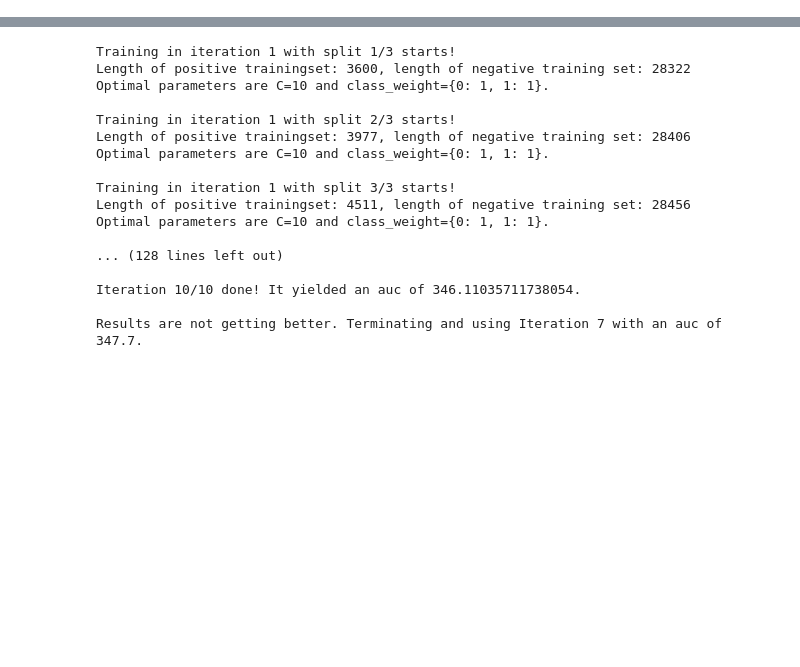
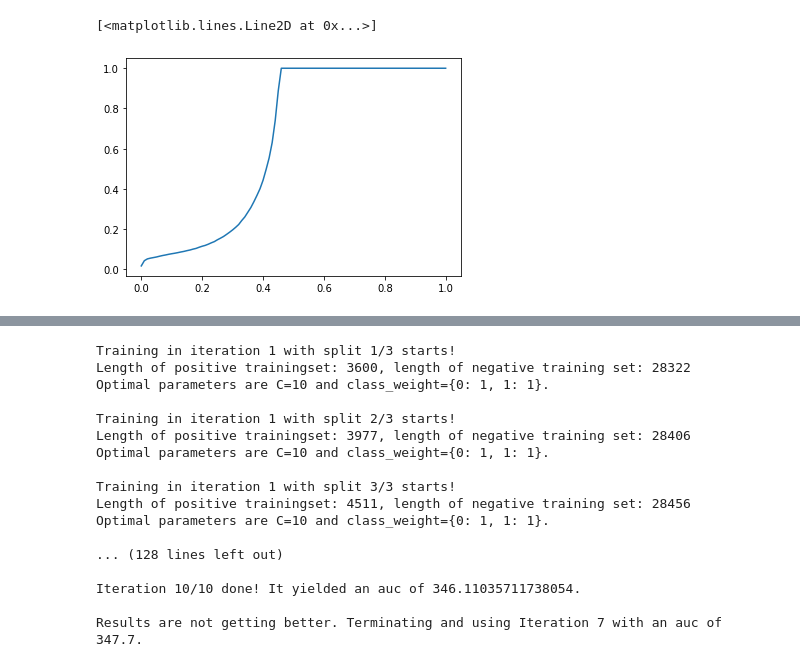
Before and after one commit to emilpaulitz/Bachelor-Thesis, a Jupyter notebook: src/Testing.ipynb, the cells around one changed output, grey strips where cells are left out. Cells and saved outputs as stored; diff of their text form; code cells hidden in the pictures; blank space fills up the shorter version.

```diff
--- a/src/Testing.ipynb
+++ b/src/Testing.ipynb
@@ -19,0 +50,8 @@ Wall time: 19.7 s
+# %%
+x = np.linspace(0,1,101)
+y = [len(dSlow.loc[dSlow['q-val'] <= q])/len(dSlow) for q in x]
+
+plt.plot(x, y)
+# %% [output]
+[<matplotlib.lines.Line2D at 0x...>]
+[figure, added]
```
Also changed, not shown: parts of 5 cells of this notebook, 7 other files.
